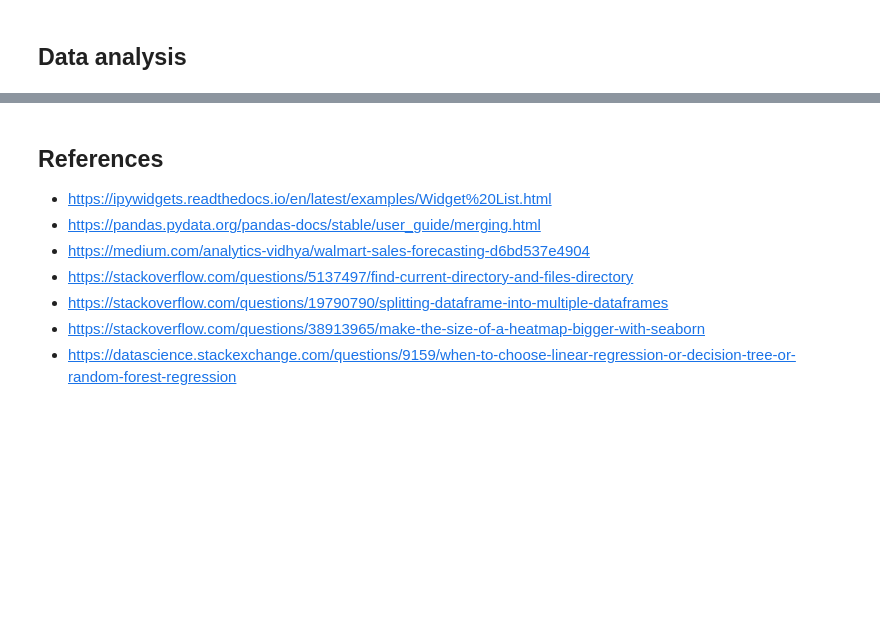
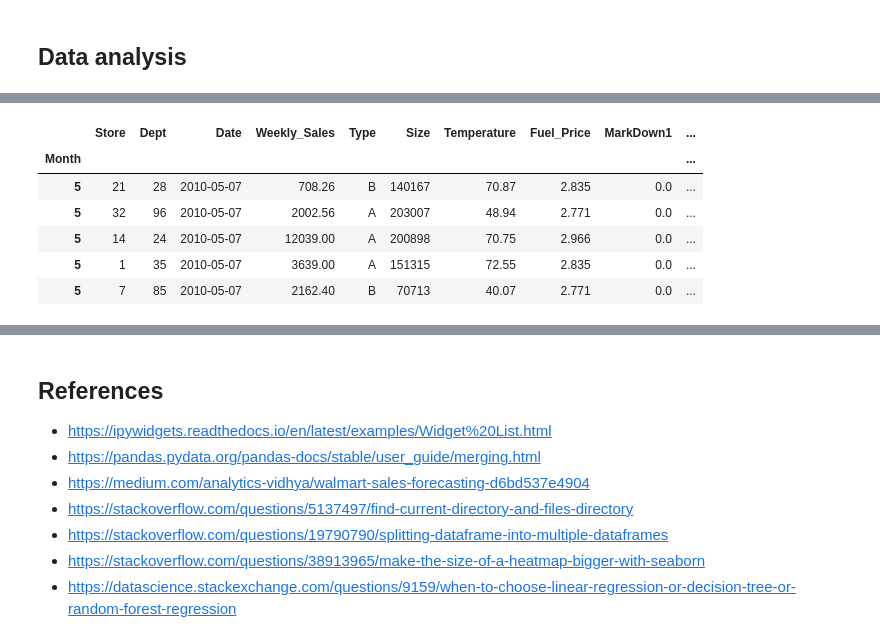
Before and after one commit to bistaastha/sales-forecasting, a Jupyter notebook: analysis.ipynb, the cells around one changed output, grey strips where cells are left out. Cells and saved outputs as stored; diff of their text form; code cells hidden in the pictures; blank space fills up the shorter version.

Commit message:
Month selection fix
Signed-off-by: Aastha Bist <abist119@gmail.com>

```diff
--- a/analysis.ipynb
+++ b/analysis.ipynb
@@ -239,14 +431,22 @@ month_select
 # %%
 # Make dataframe according to the month that was selected
 # if it was all, leave the df as it was
 
 df = main
 df.head()
 
 if not month_select.value == 'All':
     df.set_index(keys = ['Month'], drop = False, inplace = True)
-    df = df.loc[df.Month == months.index(month_select.value) + 1]
+    df = df.loc[df.Month == months.index(month_select.value)]
 df.head()
+# %% [output]
+|  | Store | Dept | Date | Weekly_Sales | Type | Size | Temperature | Fuel_Price | MarkDown1 | ... |
+| Month |  |  |  |  |  |  |  |  |  | ... |
+| 5 | 21 | 28 | 2010-05-07 | 708.26 | B | 140167 | 70.87 | 2.835 | 0.0 | ... |
+| 5 | 32 | 96 | 2010-05-07 | 2002.56 | A | 203007 | 48.94 | 2.771 | 0.0 | ... |
+| 5 | 14 | 24 | 2010-05-07 | 12039.00 | A | 200898 | 70.75 | 2.966 | 0.0 | ... |
+| 5 | 1 | 35 | 2010-05-07 | 3639.00 | A | 151315 | 72.55 | 2.835 | 0.0 | ... |
+| 5 | 7 | 85 | 2010-05-07 | 2162.40 | B | 70713 | 40.07 | 2.771 | 0.0 | ... |
 # %%
 models = ["KNN", "RandomForest", "DecisionTree"]
 
```
Also changed, not shown: parts of 35 cells of this notebook.
